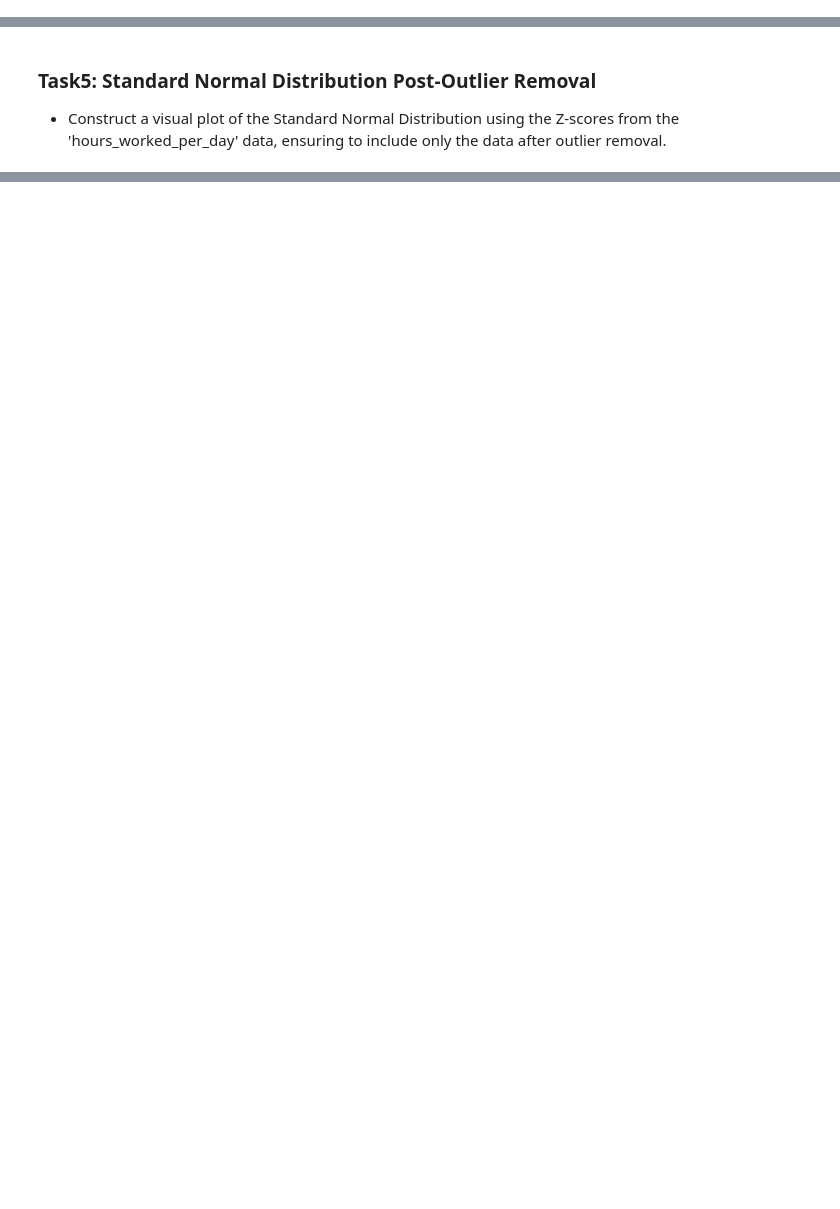
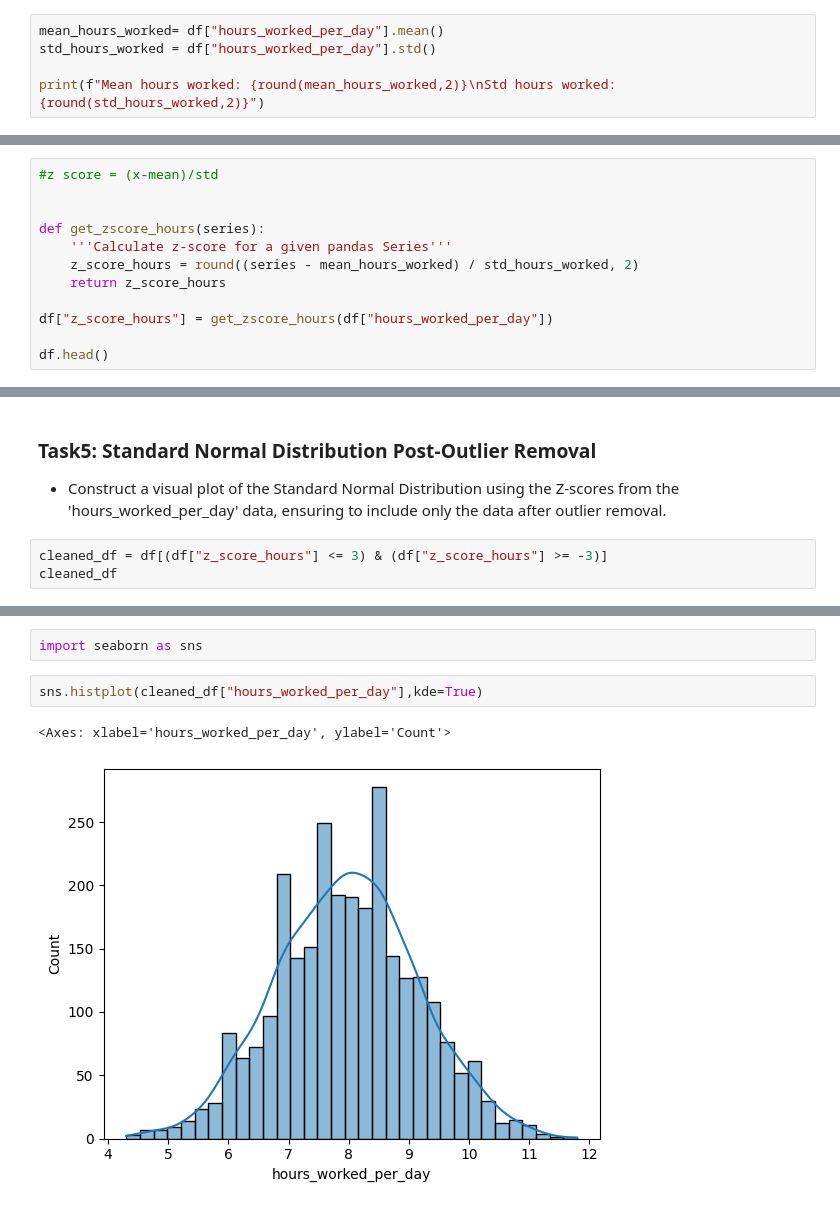
Before and after one commit to HMurawski/dump, a Jupyter notebook: dump_learning/cb/statistics/employees-workhours-analysis.ipynb, the cells around one changed output, grey strips where cells are left out. Cells and saved outputs as stored; diff of their text form; blank space fills up the shorter version.

Commit message:
employees workhours analysis and hist plot

```diff
--- a/dump_learning/cb/statistics/employees-workhours-analysis.ipynb
+++ b/dump_learning/cb/statistics/employees-workhours-analysis.ipynb
@@ -36,3 +36,8 @@ df.head()
 Compute fundamental statistical measures for the 'hours_worked_per_day' column.
 - **Calculate the Mean**: Average number of hours worked per day by the employees.
 - **Compute the Standard Deviation**: The amount of variation or dispersion in the daily work hours.
+# %%
+mean_hours_worked= df["hours_worked_per_day"].mean()
+std_hours_worked = df["hours_worked_per_day"].std()
+
+print(f"Mean hours worked: {round(mean_hours_worked,2)}\nStd hours worked: {round(std_hours_worked,2)}")
@@ -40,3 +48,15 @@ Compute fundamental statistical measures for the 'hours_worked_per_day' column.
 ### Task3: Calculating Z-Scores for Outlier Detection
 
 - **Compute Z-Scores:** For each entry in the 'hours_worked_per_day' column, calculate its Z-score. The Z-score represents how many standard deviations a value is from the mean, which is crucial for identifying outliers.
+# %%
+#z score = (x-mean)/std
+
+
+def get_zscore_hours(series):
+    '''Calculate z-score for a given pandas Series'''
+    z_score_hours = round((series - mean_hours_worked) / std_hours_worked, 2)
+    return z_score_hours
+
+df["z_score_hours"] = get_zscore_hours(df["hours_worked_per_day"])
+
+df.head()
@@ -48,3 +96,6 @@ Compute fundamental statistical measures for the 'hours_worked_per_day' column.
 ### Task5: Standard Normal Distribution Post-Outlier Removal
 
 -  Construct a visual plot of the Standard Normal Distribution using the Z-scores from the 'hours_worked_per_day' data, ensuring to include only the data after outlier removal.
+# %%
+cleaned_df = df[(df["z_score_hours"] <= 3) & (df["z_score_hours"] >= -3)]
+cleaned_df
@@ -50,0 +116,7 @@ Compute fundamental statistical measures for the 'hours_worked_per_day' column.
+# %%
+import seaborn as sns
+# %%
+sns.histplot(cleaned_df["hours_worked_per_day"],kde=True)
+# %% [output]
+<Axes: xlabel='hours_worked_per_day', ylabel='Count'>
+[figure, added]
```
Also changed, not shown: parts of 4 cells of this notebook.
